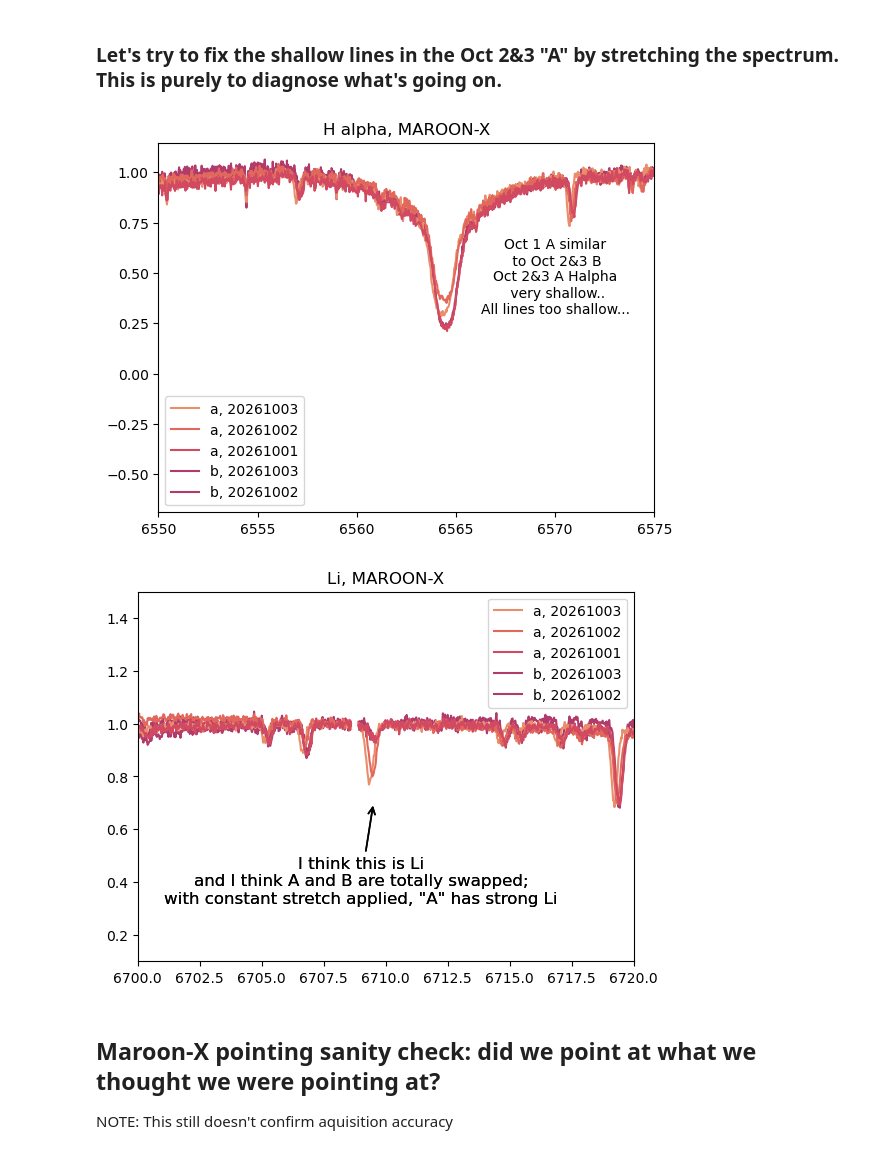
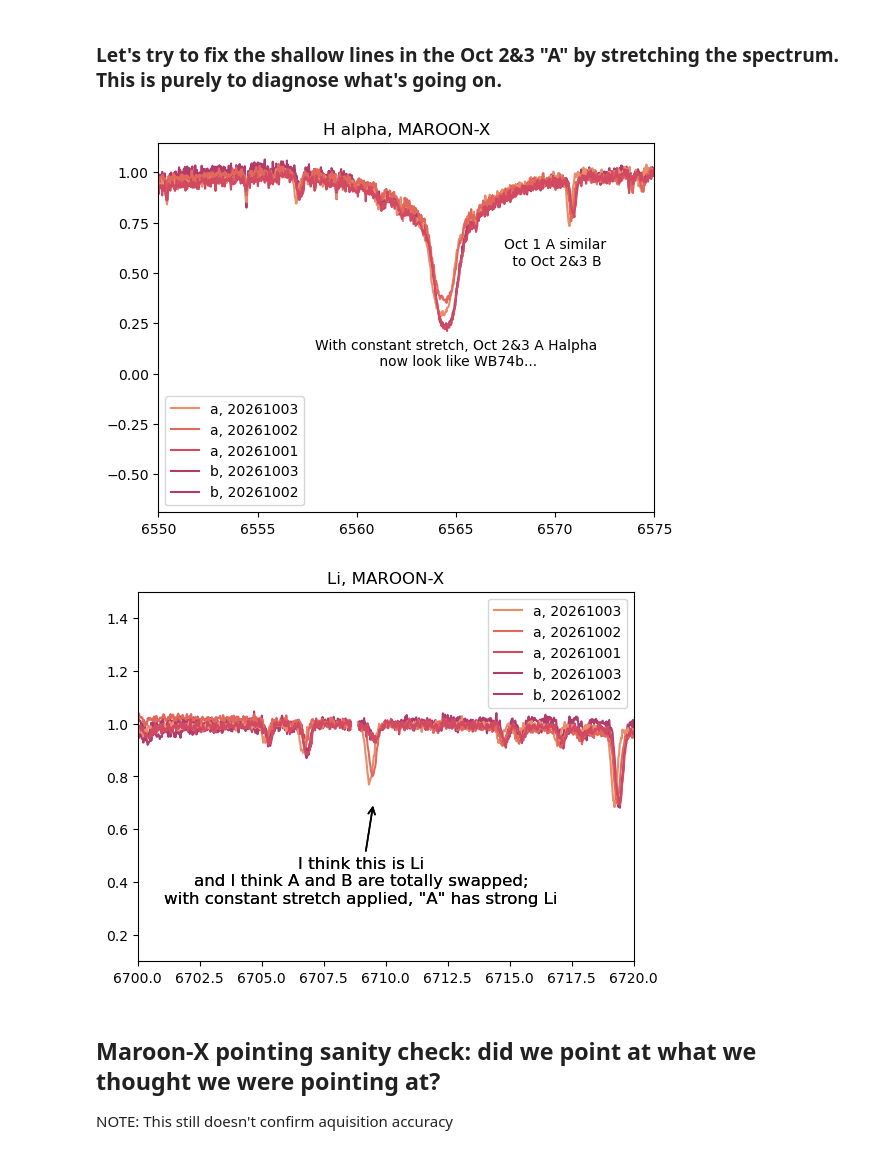
Before and after one commit to catherine-manea/WB74, a Jupyter notebook: reinvestigation.ipynb, the cells around one changed output. Saved outputs shown, nothing was run; the diff lists cells and outputs as text; code cells hidden in the pictures.

```diff
--- a/reinvestigation.ipynb
+++ b/reinvestigation.ipynb
@@ -301,7 +301,7 @@ for filename in WB74_b_MAROONX_spectra:
 plt.xlim(6550, 6575)
 
 plt.text(6570, .6, 'Oct 1 A similar\n to Oct 2&3 B', va='center',ha='center')
-plt.text(6570, .4, 'Oct 2&3 A Halpha now looks like Tull observations, suspiciously looks like WB74b.', va='center',ha='center')
+plt.text(6565, .1, 'With constant stretch, Oct 2&3 A Halpha\n now look like WB74b...', va='center',ha='center')
 plt.title('H alpha, MAROON-X')
 plt.legend()
 
@@ -320,34 +320,34 @@ elif arm == "RED":
 for j, filename in enumerate(WB74_a_MAROONX_spectra):
     date = filename.split('/')[-1].split('_')[0].split('M')[0].strip('N')
     with fits.open(filename) as hdu:
         fluxes = np.asarray(hdu[("BOX_REDUCED_FIBER_3", extver)].data,dtype=float)[order]
         waves = np.asarray(hdu[("WLS_SIMULTANEOUS_FIBER_3", extver)].data,dtype=float)[order]*10
         if '1001' in date:
             sf = 1
         else:
             sf = stretch_factor
         plt.plot(waves, stretch_spectrum(line_contnorm(waves, fluxes, 6708, 6711), sf), label=f'a, {date}', c=palette[j])
 
 
 for filename in WB74_b_MAROONX_spectra:
     date = filename.split('/')[-1].split('_')[0].split('M')[0].strip('N')
     with fits.open(filename) as hdu:
         fluxes = np.asarray(hdu[("BOX_REDUCED_FIBER_3", extver)].data,dtype=float)[order]
         waves = np.asarray(hdu[("WLS_SIMULTANEOUS_FIBER_3", extver)].data,dtype=float)[order]*10
         sf = 1
         plt.plot(waves, stretch_spectrum(line_contnorm(waves, fluxes, 6708, 6711), sf), c=palette[3], label=f'b, {date}', zorder=0)
         plt.annotate('I think this is Li\nand I think A and B are totally swapped;\nwith constant stretch applied, "A" has strong Li',xy=(6709.5, 0.70),xytext=(6709, 0.32),
             ha='center',fontsize=12,arrowprops=dict(arrowstyle='->',lw=1.2))
 
 plt.xlim(6700, 6720)
 plt.ylim(.1, 1.5)
 # plt.text(6570, .6, 'Oct 1 A similar\n to Oct 2&3 B', va='center',ha='center')
 # plt.text(6570, .4, 'Oct 2&3 A Halpha\n very shallow..\nAll lines too shallow...', va='center',ha='center')
 plt.title('Li, MAROON-X')
 plt.legend()
 plt.show()
 # %% [output]
-[figure, old version]
+[figure, new version]
 [figure]
 # %% [markdown]
 ## Maroon-X pointing sanity check: did we point at what we thought we were pointing at?
```
